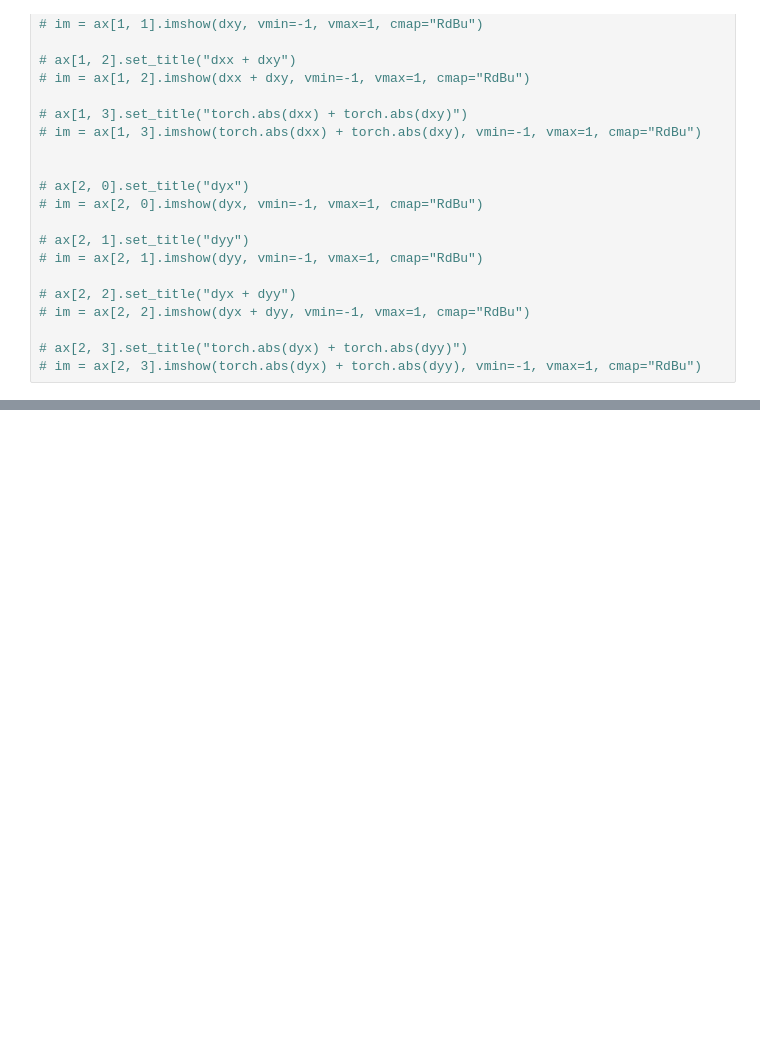
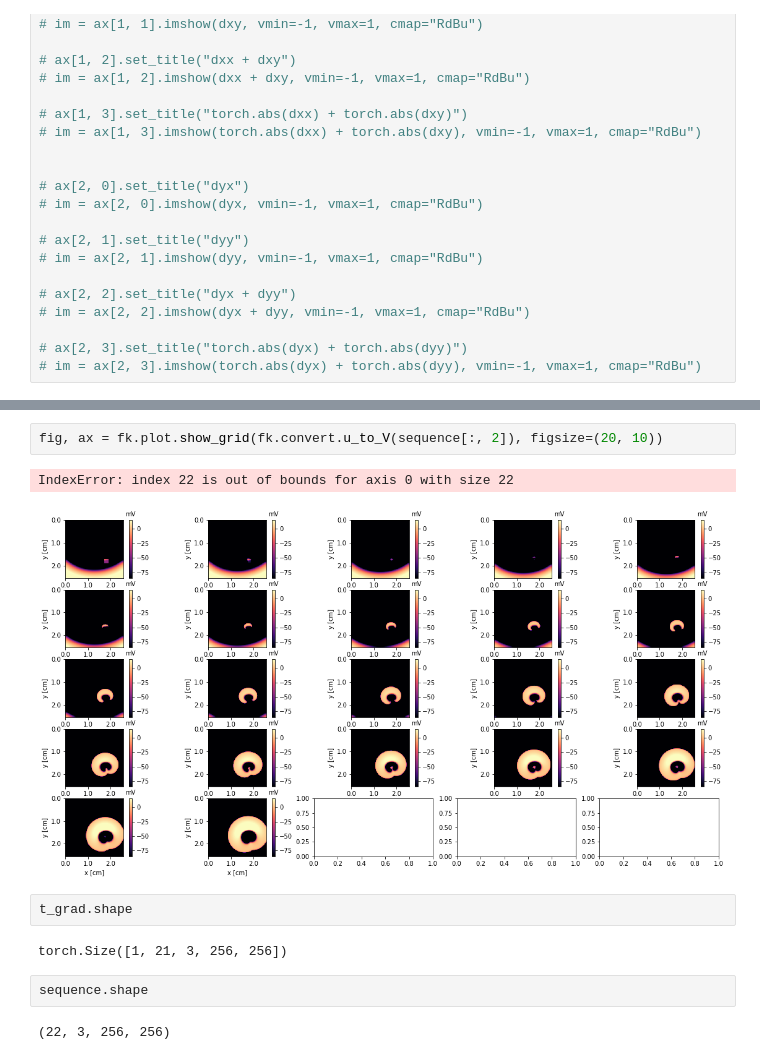
Before and after one commit to epignatelli/cardiax, a Jupyter notebook: deepexcite/playground.ipynb, the cells around one changed output, grey strips where cells are left out. Saved outputs shown, nothing was run; the diff lists cells and outputs as text; blank space fills up the shorter version.

```diff
--- a/deepexcite/playground.ipynb
+++ b/deepexcite/playground.ipynb
@@ -152,0 +309,13 @@ TypeError: scatter() missing 1 required positional argument: 'y'
+# %%
+fig, ax = fk.plot.show_grid(fk.convert.u_to_V(sequence[:, 2]), figsize=(20, 10))
+# %% [output]
+IndexError: index 22 is out of bounds for axis 0 with size 22
+[figure, added]
+# %%
+t_grad.shape
+# %% [output]
+torch.Size([1, 21, 3, 256, 256])
+# %%
+sequence.shape
+# %% [output]
+(22, 3, 256, 256)
```
Also changed, not shown: parts of 24 cells of this notebook, 8 other files.
